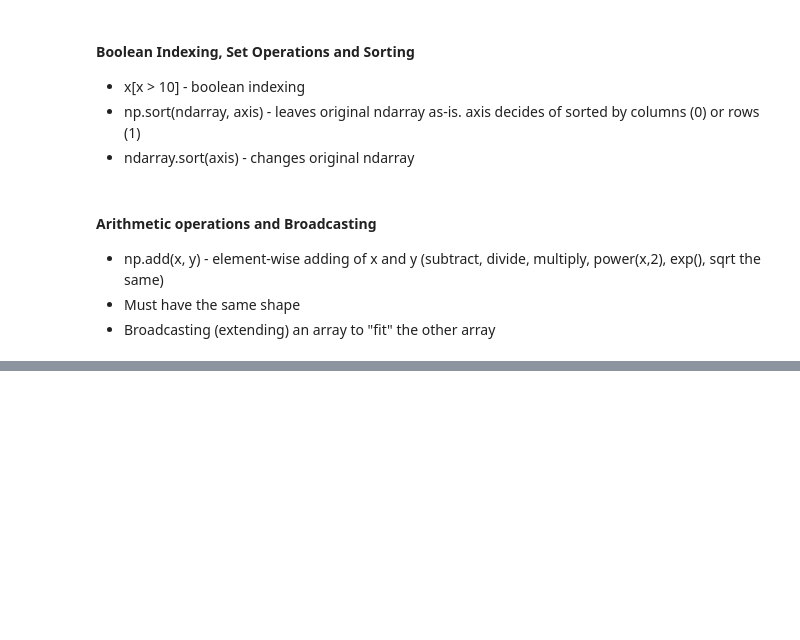
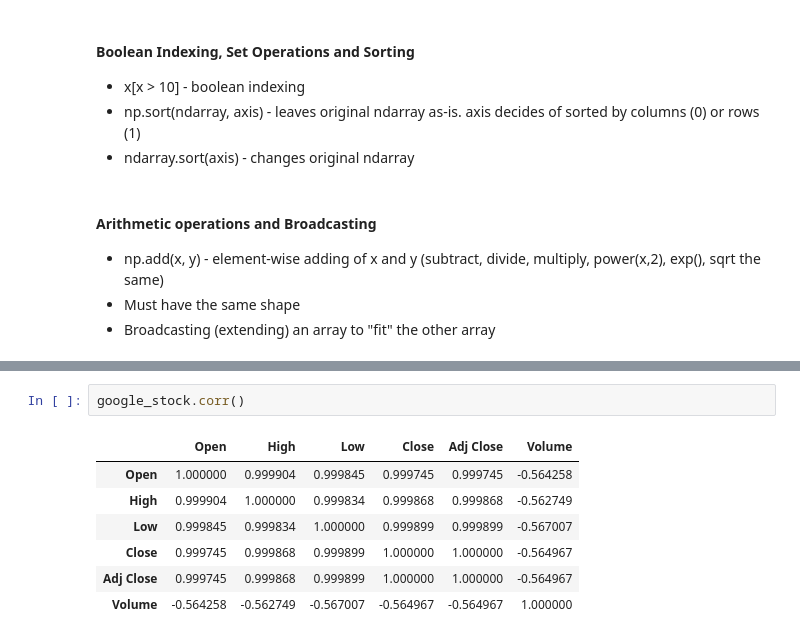
Before and after one commit to nehasingh2710/colaboratory, a Jupyter notebook: AI_Programming_with_Python.ipynb, the cells around one changed output, grey strips where cells are left out. Saved outputs shown, nothing was run; the diff lists cells and outputs as text; blank space fills up the shorter version.

```diff
--- a/AI_Programming_with_Python.ipynb
+++ b/AI_Programming_with_Python.ipynb
@@ -485,0 +742,10 @@ print(zeros)
+# %%
+google_stock.corr()
+# %% [output]
+|  | Open | High | Low | Close | Adj Close | Volume |
+| Open | 1.000000 | 0.999904 | 0.999845 | 0.999745 | 0.999745 | -0.564258 |
+| High | 0.999904 | 1.000000 | 0.999834 | 0.999868 | 0.999868 | -0.562749 |
+| Low | 0.999845 | 0.999834 | 1.000000 | 0.999899 | 0.999899 | -0.567007 |
+| Close | 0.999745 | 0.999868 | 0.999899 | 1.000000 | 1.000000 | -0.564967 |
+| Adj Close | 0.999745 | 0.999868 | 0.999899 | 1.000000 | 1.000000 | -0.564967 |
+| Volume | -0.564258 | -0.562749 | -0.567007 | -0.564967 | -0.564967 | 1.000000 |
```
Also changed, not shown: parts of 31 cells of this notebook, 1 other file.
